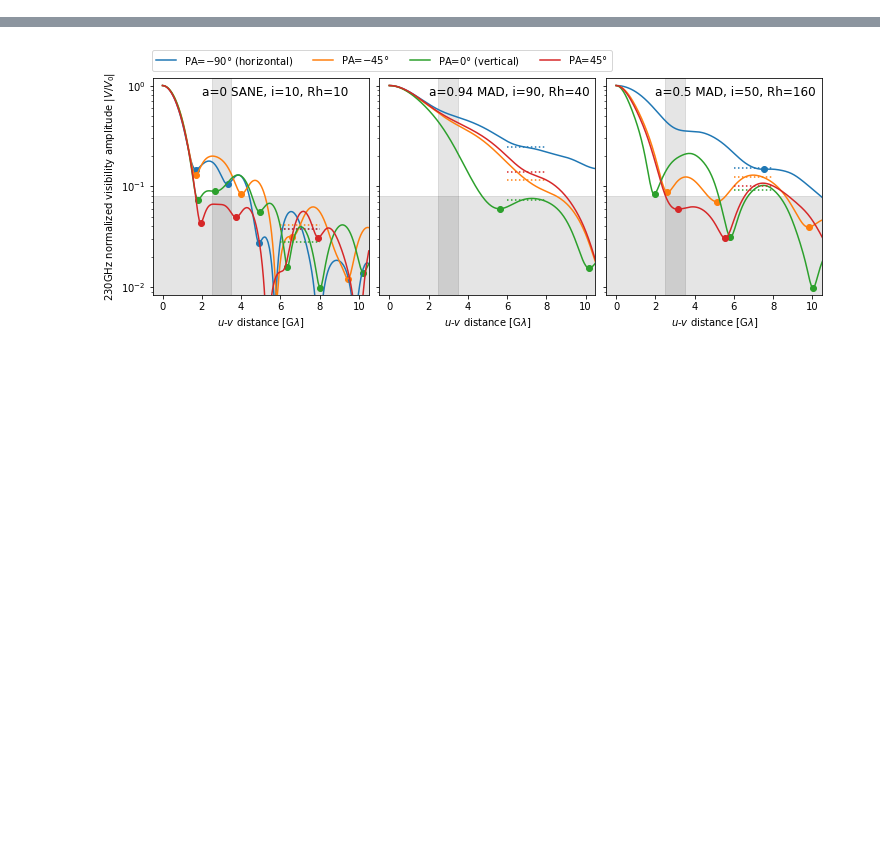
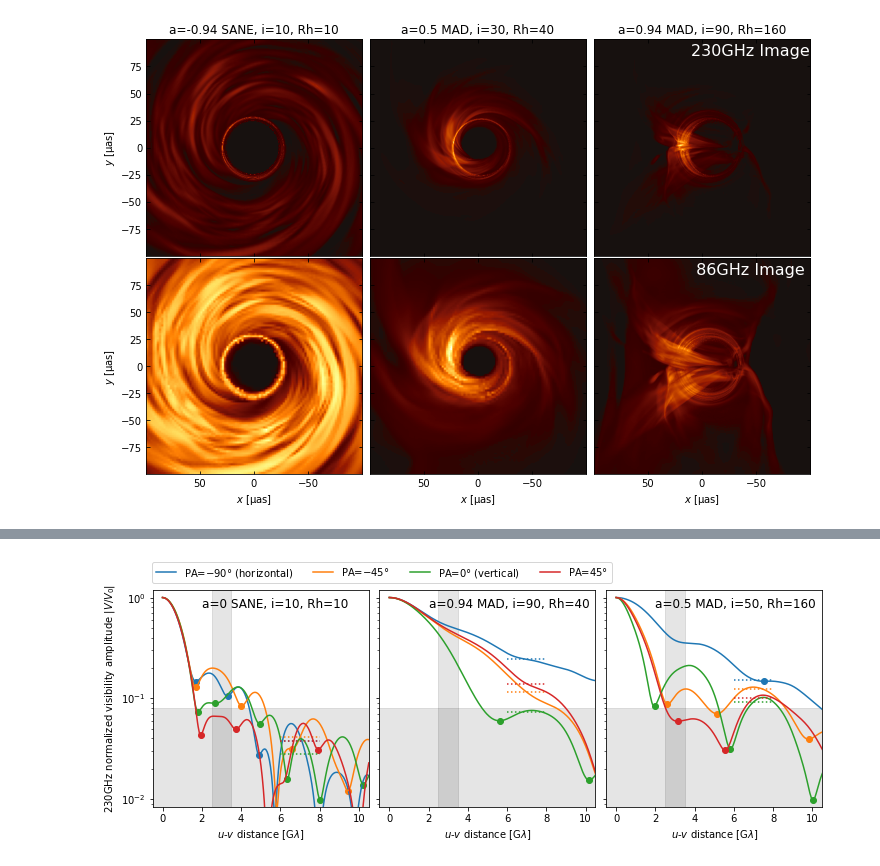
Before and after one commit to eventhorizontelescope/2017_sgra_paper5, a Jupyter notebook: output_sample.ipynb, the cells around one changed output, grey strips where cells are left out. Cells and saved outputs as stored; diff of their text form; code cells hidden in the pictures; blank space fills up the shorter version.

```diff
--- a/output_sample.ipynb
+++ b/output_sample.ipynb
@@ -52,29 +52,25 @@ def Fnu_to_nuLnu(nu, Fnu):
 
 cmap = cm.get_cmap('afmhot_10us')
 # %%
-def mkimg(a, at, b, bt, c, ct, up, out):
-    fig, axes = plt.subplots(1, 3, figsize=(12,5), sharey=True)
+def mkimg(axes, a, b, c, vmax):
+    #fig, axes = plt.subplots(1, 3, figsize=(12,5), sharey=True)
 
     mov = io.load_mov(a)
     viz.show(mov, s=0, ax=axes[0], cmap=cmap, vmin=0)
     axes[0].set_xlim( 99.99,-99.99)
     axes[0].set_ylim(-99.99, 99.99)
-    axes[0].text(95, 85, up, color='w', fontsize=16)
-    axes[0].text(95,-95, at, color='w', fontsize=14)
 
     mov = io.load_mov(b)
     viz.show(mov, s=0, ax=axes[1], cmap=cmap, vmin=0)
     axes[1].set_xlim( 99.99,-99.99)
     axes[1].set_ylim(-99.99, 99.99)
     axes[1].set_ylabel(None)
-    axes[1].text(95,-95, bt, color='w', fontsize=14)
 
     mov = io.load_mov(c)
     viz.show(mov, s=0, ax=axes[2], cmap=cmap, vmin=0)
     axes[2].set_xlim( 99.99,-99.99)
     axes[2].set_ylim(-99.99, 99.99)
     axes[2].set_ylabel(None)
-    axes[2].text(95,-95, ct, color='w', fontsize=14)
 
     for ax in axes:
         ax.tick_params(
@@ -82,21 +78,30 @@ def mkimg(a, at, b, bt, c, ct, up, out):
             direction='in',
             top=True,
             right=True)
-
-    fig.tight_layout()
-
-    fig.savefig(out)
 # %%
-mkimg(
-    'model/Illinois_thermal/230GHz/Sa0_w5/img_s05999_Rh10_i10.h5',
-    'a=0 SANE, i=10, Rh=10',
+fig, axes = plt.subplots(2,3, figsize=(12,8), sharex=True, sharey=True)
+plt.subplots_adjust(hspace=0.01, wspace=0.01)
 
-    'model/Illinois_thermal/230GHz/Ma+0.94_w5/img_s05999_Rh40_i90.h5',
-    'a=0.94 MAD, i=90, Rh=40',
+mkimg(axes[0],
+    'model/Illinois_thermal/230GHz/Sa-0.94_w5/img_s05999_Rh1_i10.h5',
+    'model/Illinois_thermal/230GHz/Ma+0.5_w5/img_s05999_Rh40_i30.h5',
+    'model/Hamr_varkappa/230GHz/mad_a+0.93/Rhigh_160_Inclination_90/mad_a+93_2693.h5',
+    2e-4,
+)
 
-    'model/Hamr_varkappa/230GHz/mad_a+0.5/Rhigh_160_Inclination_50/mad_a+5_3487.h5',
-    'a=0.5 MAD, i=50, Rh=160',
+mkimg(axes[1],
+    'model/Illinois_thermal/86GHz/Sa-0.94_w5/img_s05999_Rh1_i10.h5',
+    'model/Illinois_thermal/86GHz/Ma+0.5_w5/img_s05999_Rh40_i30.h5',
+    'model/Hamr_varkappa/86GHz/mad_a+0.93/Rhigh_160_Inclination_90/mad_a+93_2693.h5',
+    2e-4,
+)
 
-    '230GHz Image',
-    'output/sample_230GHz.pdf',
-)
+axes[0][0].set_title('a=-0.94 SANE, i=10, Rh=10')
+axes[0][1].set_title('a=0.5 MAD, i=30, Rh=40')
+axes[0][2].set_title('a=0.94 MAD, i=90, Rh=160')
+axes[0][2].text(10,85,'230GHz Image', color='w', fontsize=16)
+axes[1][2].text(10,85,' 86GHz Image', color='w', fontsize=16)
+
+fig.savefig('output/sample_imgs.pdf', bbox_inches='tight')
+# %% [output]
+[figure, added]
```
Also changed, not shown: parts of 4 cells of this notebook, 1 other file.
